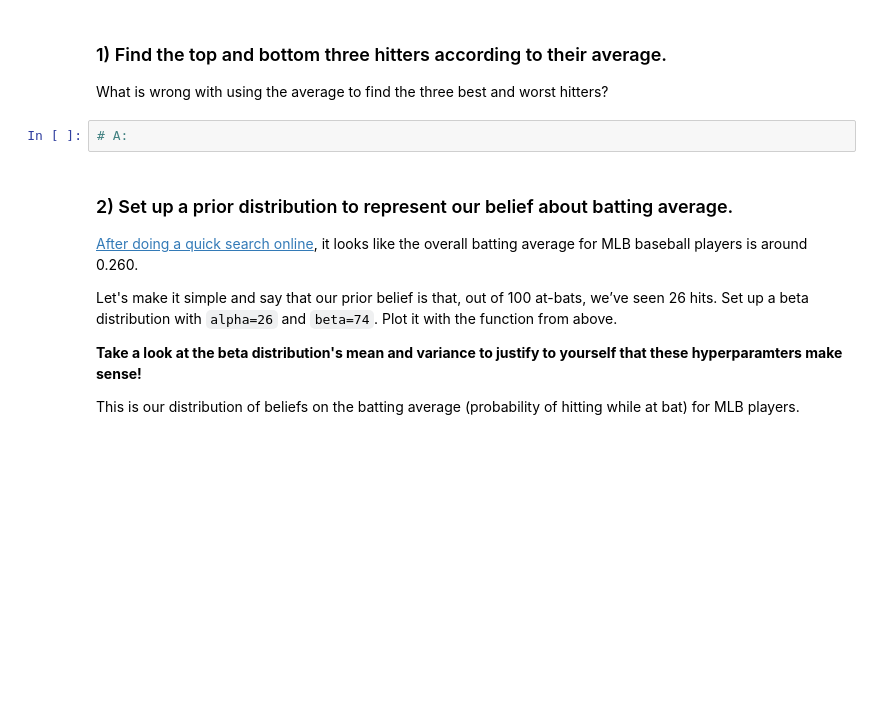
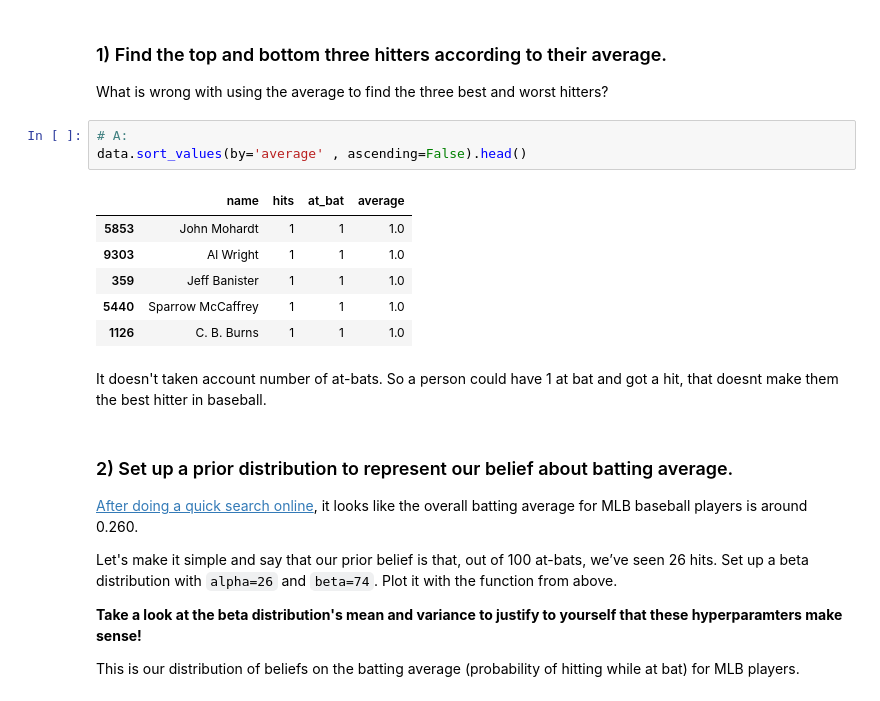
Before and after one commit to Agelf123/bayes_2, a Jupyter notebook: beta-distribution-baseball-hits.ipynb, the cells around one changed output. Saved outputs shown, nothing was run; the diff lists cells and outputs as text; blank space fills up the shorter version.

```diff
--- a/beta-distribution-baseball-hits.ipynb
+++ b/beta-distribution-baseball-hits.ipynb
@@ -34,8 +50,18 @@ Load in the simple batting average data for players below. There are just four f
 ### 1) Find the top and bottom three hitters according to their average.
 
 What is wrong with using the average to find the three best and worst hitters?
-# %%
-# A:
+# %%
+# A:
+data.sort_values(by='average' , ascending=False).head()
+# %% [output]
+|  | name | hits | at_bat | average |
+| 5853 | John Mohardt | 1 | 1 | 1.0 |
+| 9303 | Al Wright | 1 | 1 | 1.0 |
+| 359 | Jeff Banister | 1 | 1 | 1.0 |
+| 5440 | Sparrow McCaffrey | 1 | 1 | 1.0 |
+| 1126 | C. B. Burns | 1 | 1 | 1.0 |
+# %% [markdown]
+It doesn't taken account number of at-bats. So a person could have 1 at bat and got a hit, that doesnt make them the best hitter in baseball.
 # %% [markdown]
 ### 2) Set up a prior distribution to represent our belief about batting average.
 
```
Also changed, not shown: parts of 18 cells of this notebook.
